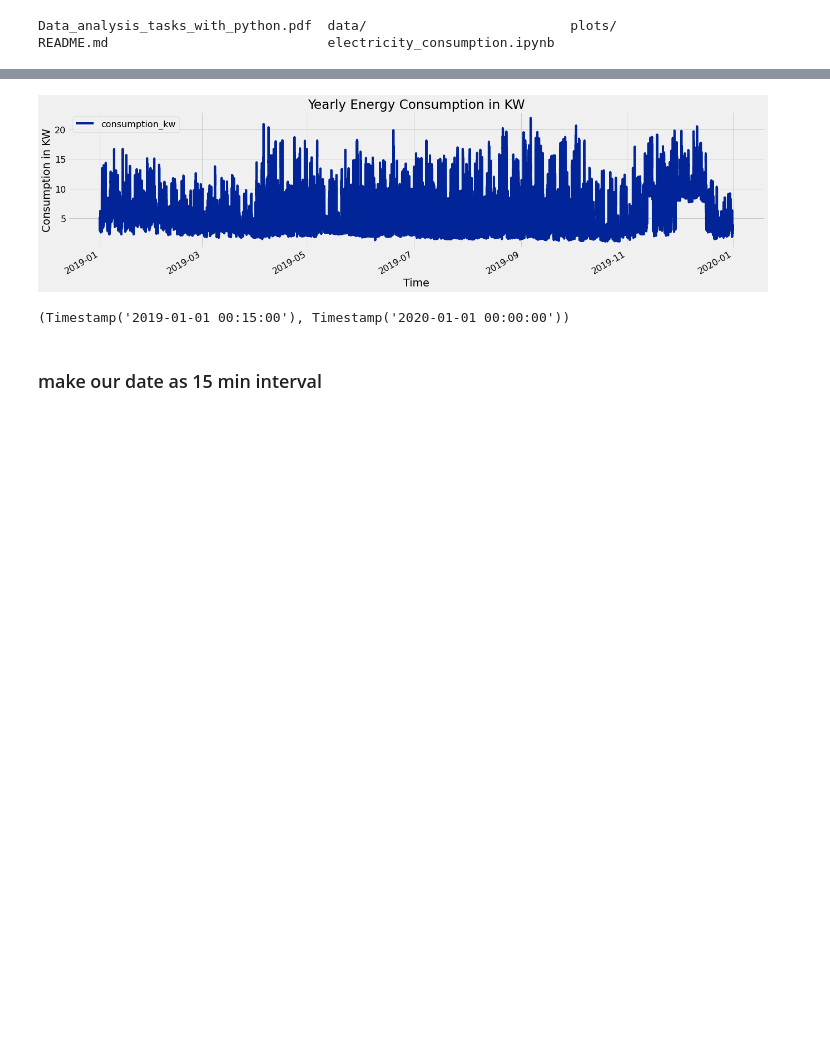
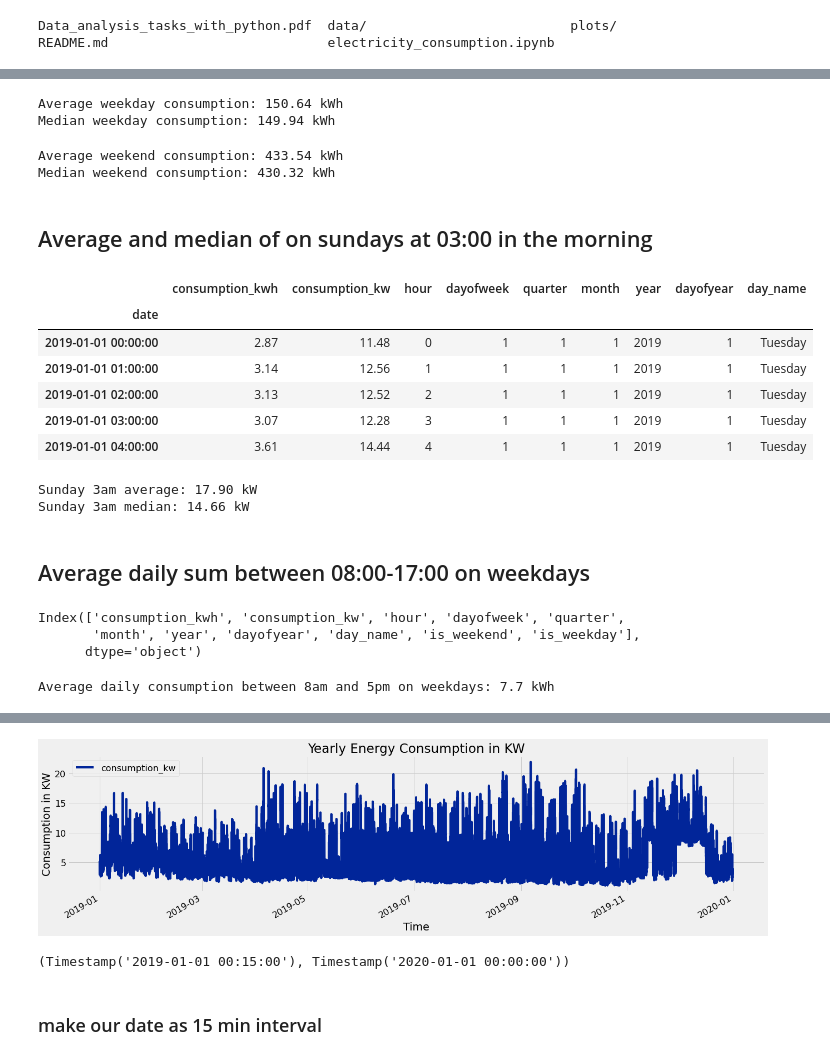
Before and after one commit to Anas20001/Energy_consumption, a Jupyter notebook: electricity_consumption.ipynb, the cells around one changed output, grey strips where cells are left out. Drawn from its saved outputs; the diff is of its cells as text; code cells hidden in the pictures; blank space fills up the shorter version.

```diff
--- a/electricity_consumption.ipynb
+++ b/electricity_consumption.ipynb
@@ -193,0 +192,2 @@ lp.drop('consumption_kwh', axis=1, inplace=True)
+# %%
+lp = pd.read_csv('data/preprocessed/lp.csv', parse_dates=['date'], index_col='date')
@@ -193,0 +295,51 @@ lp.drop('consumption_kwh', axis=1, inplace=True)
+# %%
+weekday_avg = lp_daily[lp_daily['is_weekday']]['consumption_kwh'].mean()
+weekday_median = lp_daily[lp_daily['is_weekday']]['consumption_kwh'].median()
+
+print(clr.S + 'Average weekday consumption: {:.2f} kWh'.format(weekday_avg) + clr.E)
+print(clr.S + 'Median weekday consumption: {:.2f} kWh'.format(weekday_median) + clr.E)
+# %% [output]
+Average weekday consumption: 150.64 kWh
+Median weekday consumption: 149.94 kWh
+# %%
+weekend_avg = lp_daily[lp_daily['is_weekend']]['consumption_kw'].mean()
+weekend_median = lp_daily[lp_daily['is_weekend']]['consumption_kw'].median()
+
+print(clr.S + 'Average weekend consumption: {:.2f} kWh'.format(weekend_avg) + clr.E)
+print(clr.S + 'Median weekend consumption: {:.2f} kWh'.format(weekend_median) + clr.E)
+# %% [output]
+Average weekend consumption: 433.54 kWh
+Median weekend consumption: 430.32 kWh
+# %% [markdown]
+## Average and median of on sundays at 03:00 in the morning
+# %%
+lp_hourly = lp.resample('H').sum()
+# %%
+lp_hourly = create_features(lp_hourly)
+# %%
+lp_hourly['day_name'] = lp_hourly.index.day_name()
+# %%
+lp_hourly.head()
+# %% [output]
+|  | consumption_kwh | consumption_kw | hour | dayofweek | quarter | month | year | dayofyear | day_name |
+| date |  |  |  |  |  |  |  |  |  |
+| 2019-01-01 00:00:00 | 2.87 | 11.48 | 0 | 1 | 1 | 1 | 2019 | 1 | Tuesday |
+| 2019-01-01 01:00:00 | 3.14 | 12.56 | 1 | 1 | 1 | 1 | 2019 | 1 | Tuesday |
+| 2019-01-01 02:00:00 | 3.13 | 12.52 | 2 | 1 | 1 | 1 | 2019 | 1 | Tuesday |
+| 2019-01-01 03:00:00 | 3.07 | 12.28 | 3 | 1 | 1 | 1 | 2019 | 1 | Tuesday |
+| 2019-01-01 04:00:00 | 3.61 | 14.44 | 4 | 1 | 1 | 1 | 2019 | 1 | Tuesday |
+# %%
+sunday_3_avg = lp_hourly[(lp_hourly['day_name'] == 'Sunday') & (lp_hourly['hour'] == 3)]\
+                        ['consumption_kw'].mean()
+
+sunday_3_median = lp_hourly[(lp_hourly['day_name'] == 'Sunday') & (lp_hourly['hour'] == 3)]\
+                        ['consumption_kw'].median()
+
+
+print(clr.S + 'Sunday 3am average: {:.2f} kW'.format(sunday_3_avg) + clr.E)
+print(clr.S + 'Sunday 3am median: {:.2f} kW'.format(sunday_3_median) + clr.E)
+# %% [output]
+Sunday 3am average: 17.90 kW
+Sunday 3am median: 14.66 kW
+# %% [markdown]
+## Average daily sum between 08:00-17:00 on weekdays
@@ -193,0 +349,13 @@ lp.drop('consumption_kwh', axis=1, inplace=True)
+# %%
+lp_hourly.columns
+# %% [output]
+Index(['consumption_kwh', 'consumption_kw', 'hour', 'dayofweek', 'quarter',
+       'month', 'year', 'dayofyear', 'day_name', 'is_weekend', 'is_weekday'],
+      dtype='object')
+# %%
+weekday_avg_08_17 = lp_hourly[(lp_hourly['is_weekday']) & (lp_hourly['hour'] >= 8) & (lp_hourly['hour'] <= 17)]\
+                        ['consumption_kwh'].mean()
+
+print(clr.S + 'Average daily consumption between 8am and 5pm on weekdays: ' + clr.E + str(round(weekday_avg_08_17,2)) + ' kWh')
+# %% [output]
+Average daily consumption between 8am and 5pm on weekdays: 7.7 kWh
```
Also changed, not shown: parts of 44 cells of this notebook, 1 other file.
